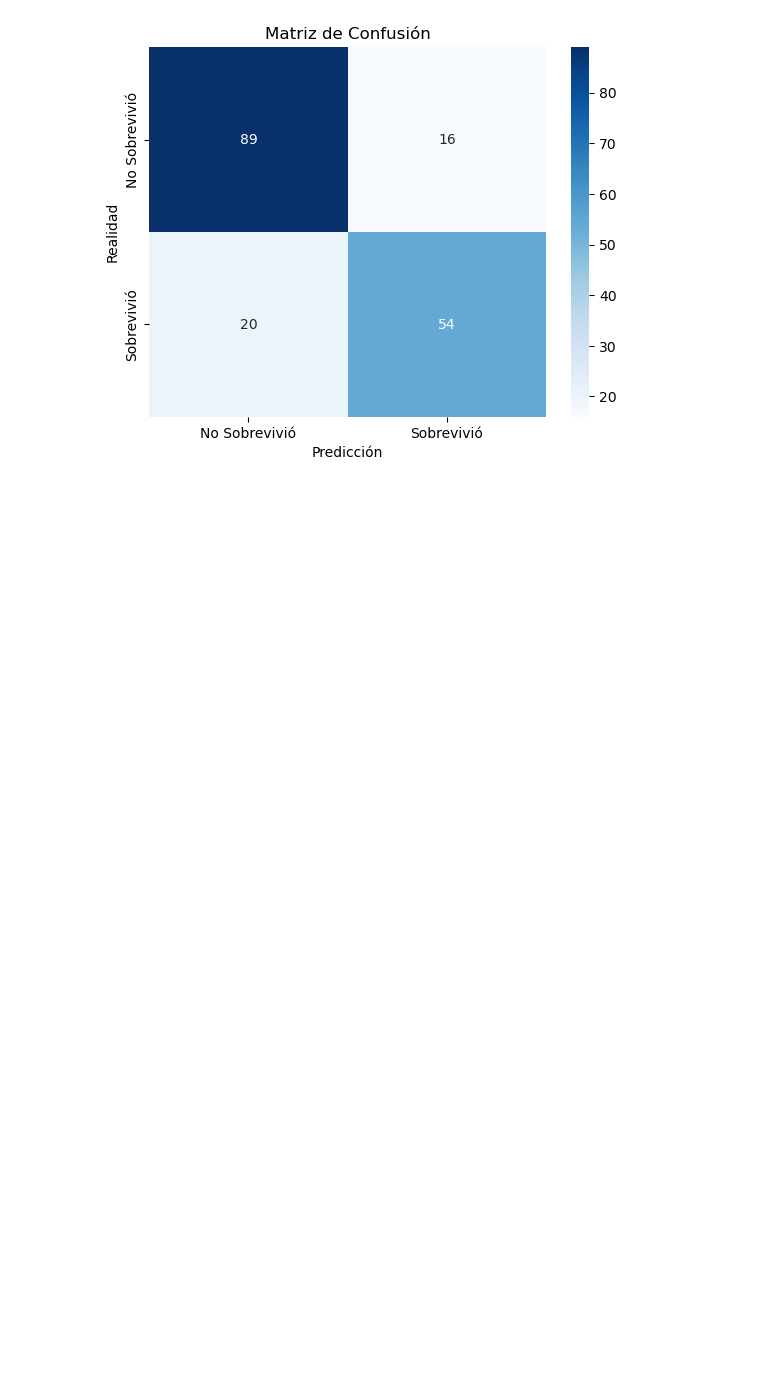
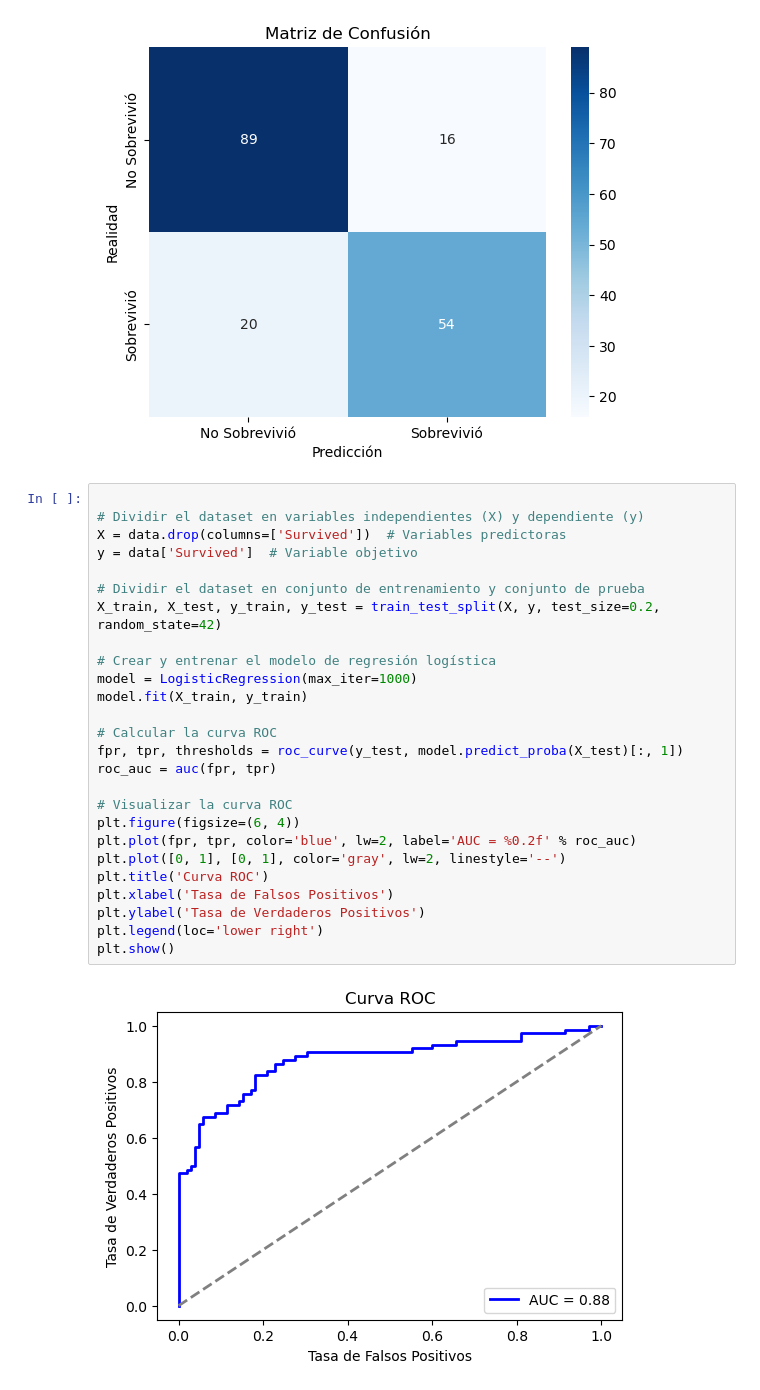
Before and after one commit to dannachav/Tarea-5---Proyecto-An-lisis-de-Datos, a Jupyter notebook: Tarea 5 - Proyecto Análisis de Datos.ipynb, the cells around one changed output. Drawn from its saved outputs; the diff is of its cells as text; blank space fills up the shorter version.

```diff
--- a/Tarea 5 - Proyecto Análisis de Datos.ipynb
+++ b/Tarea 5 - Proyecto Análisis de Datos.ipynb
@@ -128,3 +129,31 @@ Matriz de confusión:
 [[89 16]
  [20 54]]
 [figure]
+# %%
+
+# Dividir el dataset en variables independientes (X) y dependiente (y)
+X = data.drop(columns=['Survived'])  # Variables predictoras
+y = data['Survived']  # Variable objetivo
+
+# Dividir el dataset en conjunto de entrenamiento y conjunto de prueba
+X_train, X_test, y_train, y_test = train_test_split(X, y, test_size=0.2, random_state=42)
+
+# Crear y entrenar el modelo de regresión logística
+model = LogisticRegression(max_iter=1000)
+model.fit(X_train, y_train)
+
+# Calcular la curva ROC
+fpr, tpr, thresholds = roc_curve(y_test, model.predict_proba(X_test)[:, 1])
+roc_auc = auc(fpr, tpr)
+
+# Visualizar la curva ROC
+plt.figure(figsize=(6, 4))
+plt.plot(fpr, tpr, color='blue', lw=2, label='AUC = %0.2f' % roc_auc)
+plt.plot([0, 1], [0, 1], color='gray', lw=2, linestyle='--')
+plt.title('Curva ROC')
+plt.xlabel('Tasa de Falsos Positivos')
+plt.ylabel('Tasa de Verdaderos Positivos')
+plt.legend(loc='lower right')
+plt.show()
+# %% [output]
+[figure, added]
```
Also changed, not shown: parts of 4 cells of this notebook.
